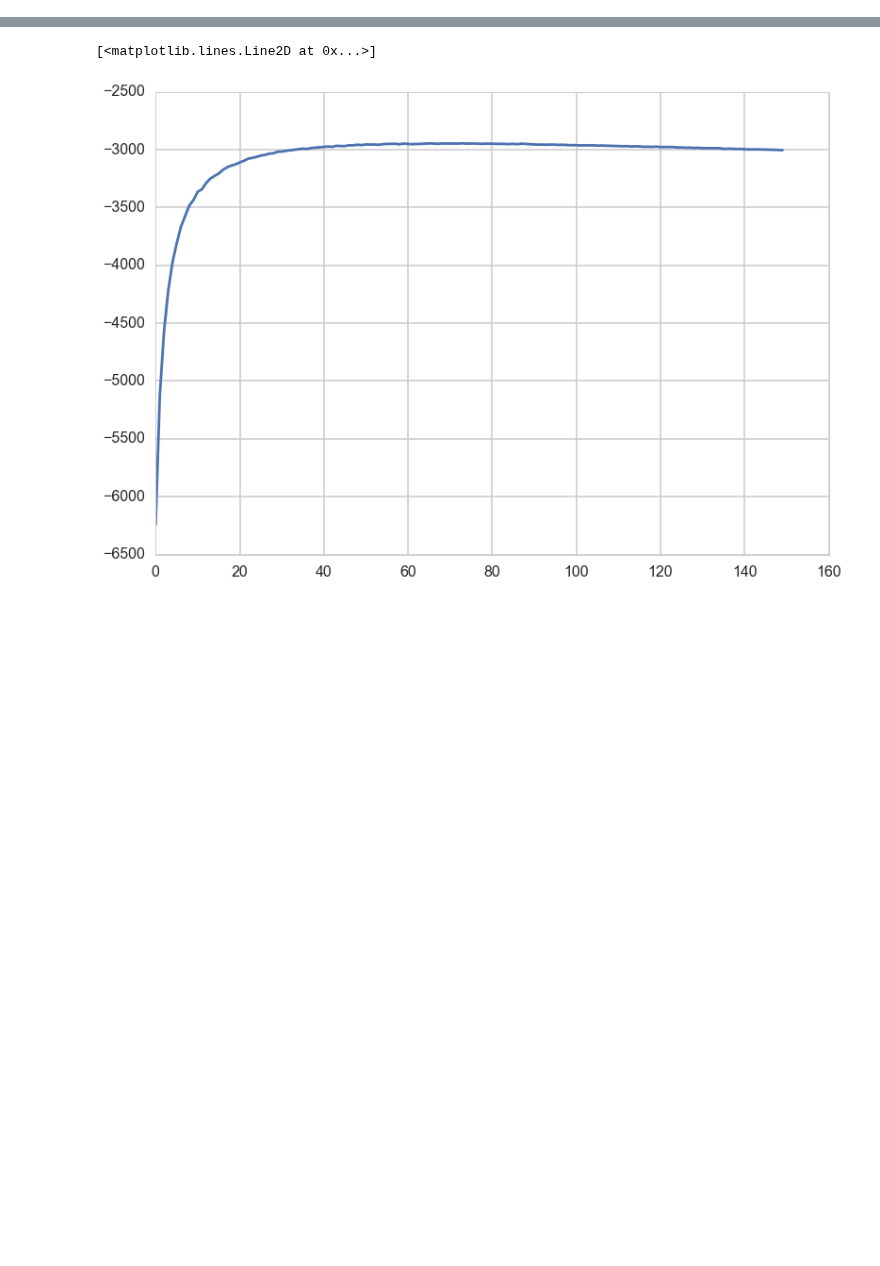
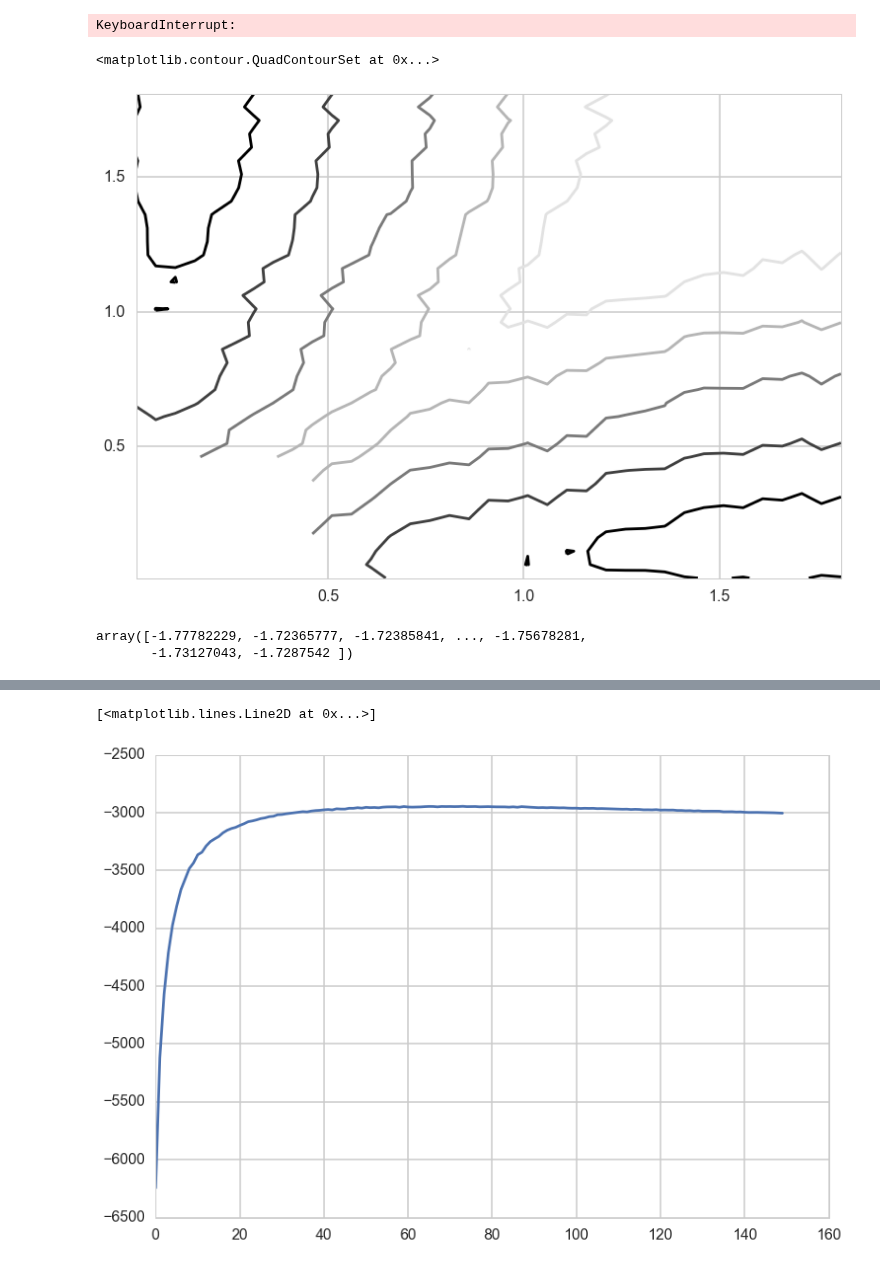
Before and after one commit to zyzdiana/ss_model_mixture, a Jupyter notebook: Untitled.ipynb, the cells around one changed output, grey strips where cells are left out. Saved outputs shown, nothing was run; the diff lists cells and outputs as text; code cells hidden in the pictures; blank space fills up the shorter version.

```diff
--- a/Untitled.ipynb
+++ b/Untitled.ipynb
@@ -18,0 +49,3 @@ from scipy.stats import bernoulli
+# %%
+sigma = [1, 5]
+pi = [0.5, 0.5]
@@ -18,0 +60,38 @@ from scipy.stats import bernoulli
+# %%
+#%%time
+sigmatmp = np.zeros([cluster,n])
+loglikelihood = np.empty([cluster,n])
+posterior_indicator = np.empty([cluster,n])
+for i in range(iteration):
+    for j in range(n):
+        for c in range(cluster):
+            P0 = sigma[c] * np.eye(1)
+            Q = sigma[c] * np.eye(1)
+            model = StdNonLin(P0, Q, R)
+            sim = simulator.Simulator(model,u=None,y=Y[j,:])
+            sim.simulate(N, M, filter='PF', smoother='ancestor', meas_first=False)
+            (est_filt, w_filt) = sim.get_filtered_estimates()
+            est_smooth = sim.get_smoothed_estimates()
+            #[X, w, W, ancestor] = filtering(T, N, Q, trial, Y[j,:])
+            #est_smooth = smoothing(T, N, Q, trial, M, est_filt[:,:,0], w_filt)
+            w_unnormalized = kalman.lognormpdf_scalar(np.reshape(np.repeat(Y[j,:],N),[T,N])- est_filt[1:,:,0], R)
+            #w_unnormalized = scipy.stats.binom.logpmf(np.reshape(np.repeat(Y[j,:],N),[T,N]), trial, np.exp(est_filt[1:,:,0])/(1.0 + np.exp(est_filt[1:,:,0])), loc=0)
+            #w_unnormalized = w
+            logweight = np.reshape(w_unnormalized,[T,N])
+            maxlogweight = np.max(logweight,axis=1)
+            weight = np.exp(logweight - np.reshape(np.repeat(maxlogweight, N),(T, N)))
+            loglikelihood[c,j] = np.sum(np.log(np.sum(weight, axis = 1)/N)) + np.sum(maxlogweight)
+            posteriorcovariance = np.array(np.diff(est_smooth[:,:,0],axis=0))**2
+            #posteriorcovariance = np.array(np.diff(est_smooth,axis=0))**2
+            sigmatmp[c,j] = np.sum(posteriorcovariance/(M*T))
+
+    #maxloglikelihood = np.max(loglikelihood, axis=0)
+    #w = np.exp(loglikelihood - maxloglikelihood)
+    #likelihood= np.sum(np.log(np.sum(w*np.reshape(np.repeat(pi,20),(2,20)), axis=0))) + np.sum(maxloglikelihood)
+    #print likelihood
+    posterior_indicator = np.exp(loglikelihood - np.max(loglikelihood, axis=0)) * np.reshape(np.repeat(pi,20),(cluster,20))
+    posterior_indicator = posterior_indicator/np.sum(posterior_indicator, axis=0)
+    pi = np.sum(posterior_indicator,axis=1)/np.sum(posterior_indicator)
+    sigma = np.sum(sigmatmp * posterior_indicator, axis=1)/np.sum(posterior_indicator,axis=1)
+    sigma_ls[i,:]=sigma
+    pi_ls[i,:]=pi
@@ -18,0 +170,22 @@ from scipy.stats import bernoulli
+# %%
+for i in range(len(sigma_ls)):
+    for j in range(n):
+        P0 = sigma_ls[i] * np.eye(1)
+        Q = sigma_ls[i] * np.eye(1)
+        model = StdNonLin(P0, Q, R)
+        sim = simulator.Simulator(model,u=None,y=Y[j,:])
+        #sim = unnormalizedSimulator(model, u=None, y=Y)
+        sim.simulate(N, M, filter='PF', smoother='ancestor', meas_first=False)
+        (est_filt, w_filt) = sim.get_filtered_estimates()
+        #weight=np.exp(logweight)
+        #maxlogweight = np.max(w_unnormalized,axis=1)
+        #weight = np.exp(w_unnormalized - np.reshape(np.repeat(maxlogweight, N),(T, N)))
+        #www = scipy.stats.norm.logpdf(np.reshape(np.repeat(Y[j,:],N),[T,N])- est_filt[1:,:,0], Q)
+        www = kalman.lognormpdf_scalar(np.reshape(np.repeat(Y[j,:],N),[T,N])- est_filt[1:,:,0], R)
+        logweight = np.reshape(www,[T,N])
+        maxlogweight = np.max(logweight,axis=1)
+        weight = np.exp(logweight - np.reshape(np.repeat(maxlogweight, N),(T, N)))
+        loglikelihood[i,j]=np.sum(np.log(np.sum(weight, axis = 1)/N)) + np.sum(maxlogweight)
+        #loglikelihood[i]=np.sum(np.log(np.sum(weight, axis = 1)/N))
+# %% [output]
+KeyboardInterrupt:
@@ -18,0 +194,5 @@ from scipy.stats import bernoulli
+# %%
+plt.contour(sigma_ls[:37],sigma_ls[:37],likelihood)
+# %% [output]
+<matplotlib.contour.QuadContourSet at 0x...>
+[figure, added]
@@ -18,0 +219,6 @@ from scipy.stats import bernoulli
+# %%
+filt = np.random.rand(3000,1000)
+kalman.lognormpdf_scalar(np.reshape(np.repeat(Y[0,:],N),[T,N])- filt, R)
+# %% [output]
+array([-1.77782229, -1.72365777, -1.72385841, ..., -1.75678281,
+       -1.73127043, -1.7287542 ])
```
Also changed, not shown: parts of 22 cells of this notebook, 10 other files.
